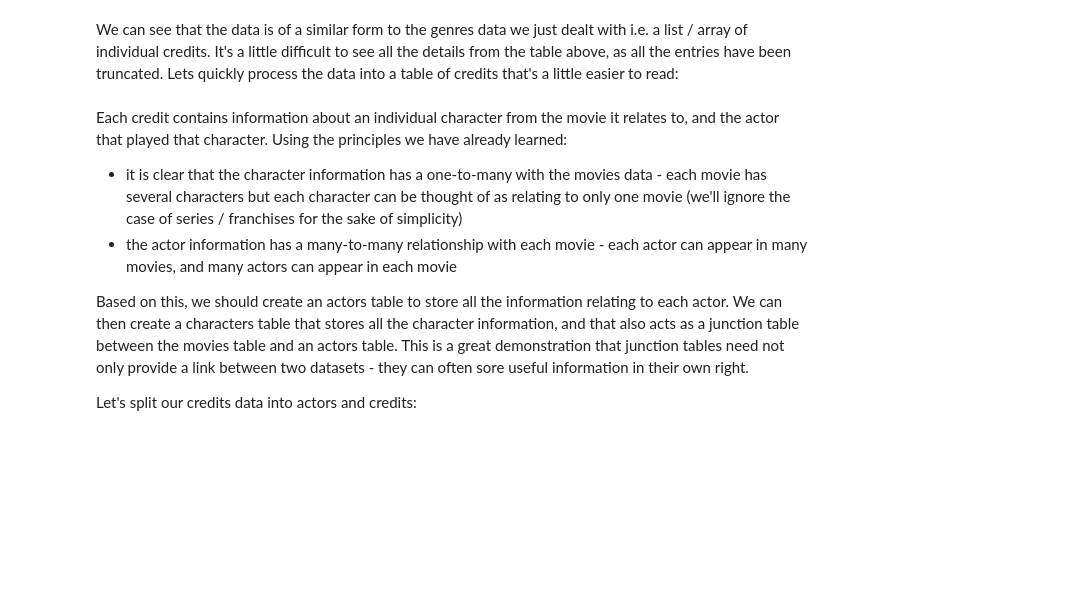
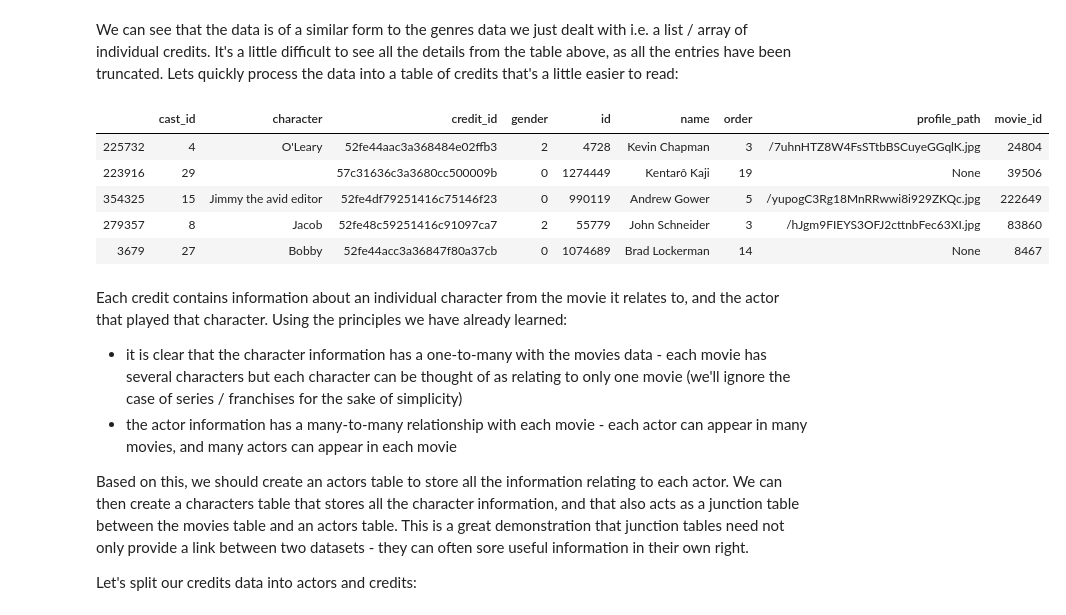
Before and after one commit to samrelins/SQL_demo, a Jupyter notebook: creating_an_sql_database.ipynb, the cells around one changed output. Saved outputs shown, nothing was run; the diff lists cells and outputs as text; code cells hidden in the pictures; blank space fills up the shorter version.

Commit message:
fix small bug with creation of credits table

```diff
--- a/creating_an_sql_database.ipynb
+++ b/creating_an_sql_database.ipynb
@@ -453,18 +508,31 @@ We can see that the data is of a similar form to the genres data we just dealt w
 # %%
 all_credits = []
 # loops through every entry in the credits dataframe
 for entry in credits.itertuples():
     # captures the list of credits for the current movie
     entry_credits = ast.literal_eval(entry.credits)
     # loops through each credit for the current movie
     for credit in entry_credits:
         # adds the movie id to each individual credit
         credit["movie_id"] = entry.movie_id
         # add the credit to the all_credits list
         all_credits.append(credit)
 # turns the all_credits list into DataFrame
 all_credits = pd.DataFrame(all_credits)
+
+# drop movie_ids that don't appear in movies
+movie_ids = movies.id.values
+relevant_credits = all_credits.movie_id.isin(movie_ids)
+all_credits = all_credits[relevant_credits]
+
 all_credits.sample(5)
+# %% [output]
+|  | cast_id | character | credit_id | gender | id | name | order | profile_path | movie_id |
+| 225732 | 4 | O'Leary | 52fe44aac3a368484e02ffb3 | 2 | 4728 | Kevin Chapman | 3 | /7uhnHTZ8W4FsSTtbBSCuyeGGqlK.jpg | 24804 |
+| 223916 | 29 |  | 57c31636c3a3680cc500009b | 0 | 1274449 | Kentarô Kaji | 19 | None | 39506 |
+| 354325 | 15 | Jimmy the avid editor | 52fe4df79251416c75146f23 | 0 | 990119 | Andrew Gower | 5 | /yupogC3Rg18MnRRwwi8i929ZKQc.jpg | 222649 |
+| 279357 | 8 | Jacob | 52fe48c59251416c91097ca7 | 2 | 55779 | John Schneider | 3 | /hJgm9FIEYS3OFJ2cttnbFec63XI.jpg | 83860 |
+| 3679 | 27 | Bobby | 52fe44acc3a36847f80a37cb | 0 | 1074689 | Brad Lockerman | 14 | None | 8467 |
 # %% [markdown]
 Each credit contains information about an individual character from the movie it relates to, and the actor that played that character. Using the principles we have already learned:
 
```
Also changed, not shown: parts of 12 cells of this notebook.
